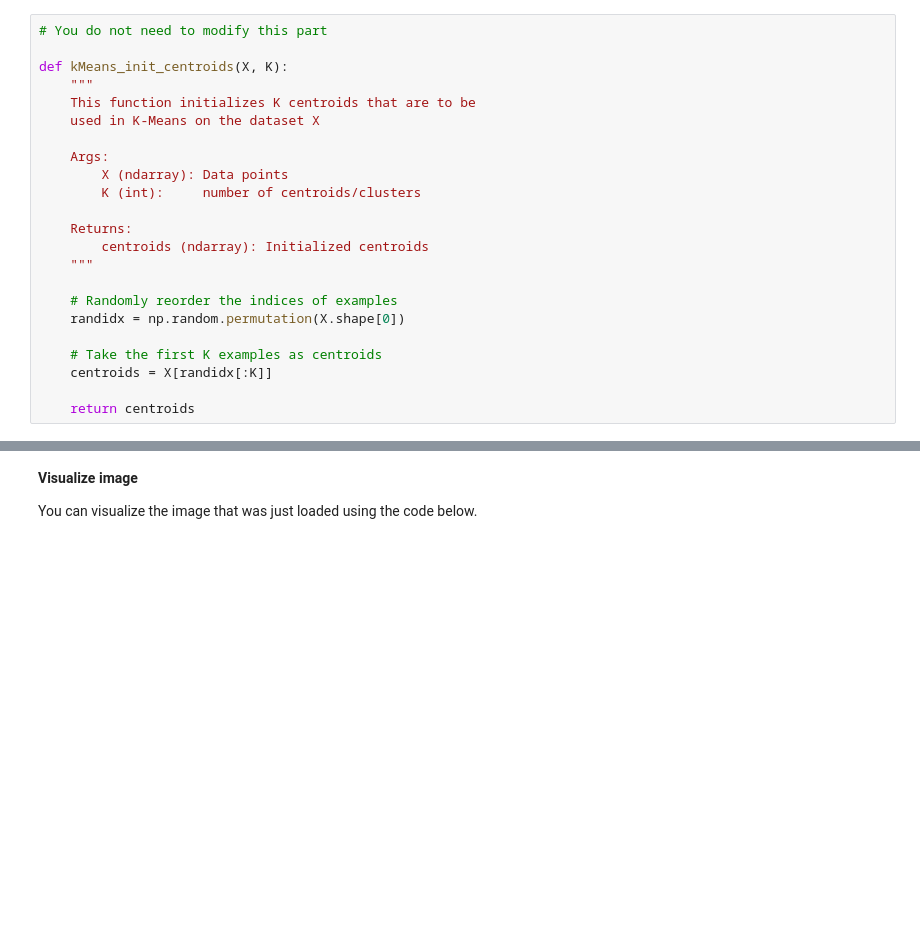
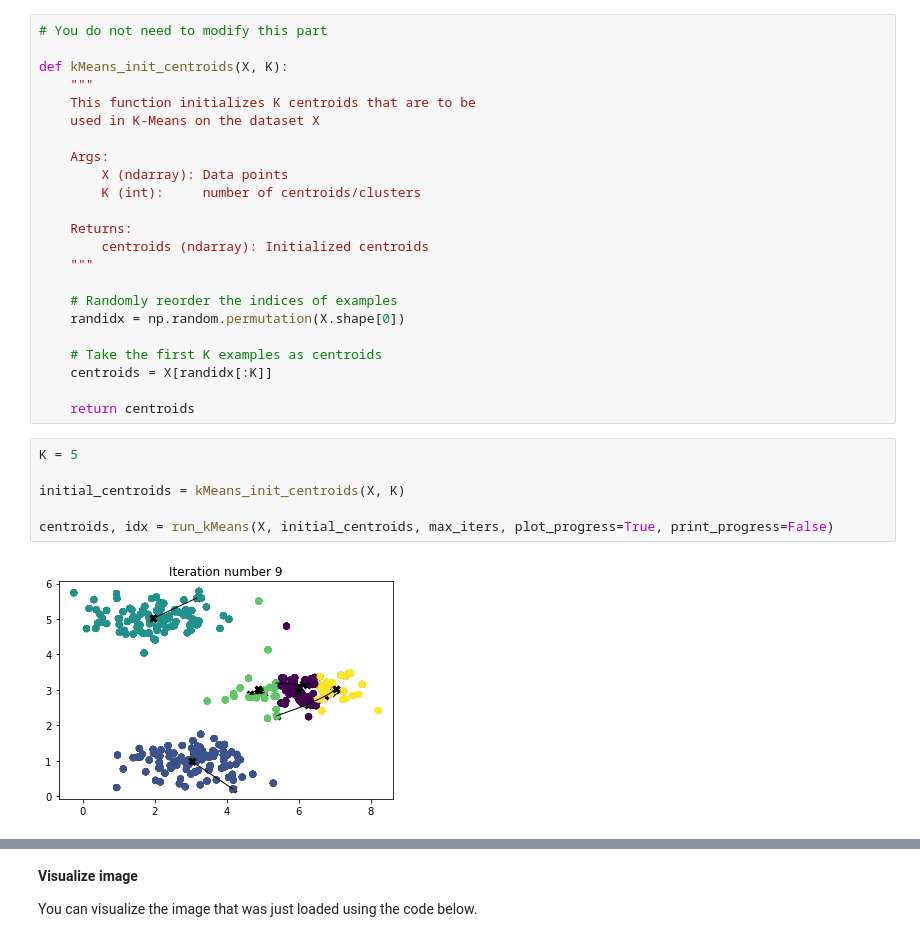
Before and after one commit to noirzette/CIT-ML, a Jupyter notebook: C3_W1_KMeans_Assignment.ipynb, the cells around one changed output, grey strips where cells are left out. Drawn from its saved outputs; the diff is of its cells as text; blank space fills up the shorter version.

```diff
--- a/C3_W1_KMeans_Assignment.ipynb
+++ b/C3_W1_KMeans_Assignment.ipynb
@@ -445,3 +468,11 @@ def kMeans_init_centroids(X, K):
     centroids = X[randidx[:K]]
 
     return centroids
+# %%
+K = 5
+
+initial_centroids = kMeans_init_centroids(X, K)
+
+centroids, idx = run_kMeans(X, initial_centroids, max_iters, plot_progress=True, print_progress=False)
+# %% [output]
+[figure, added]
```
Also changed, not shown: parts of 20 cells of this notebook, 8 other files.
